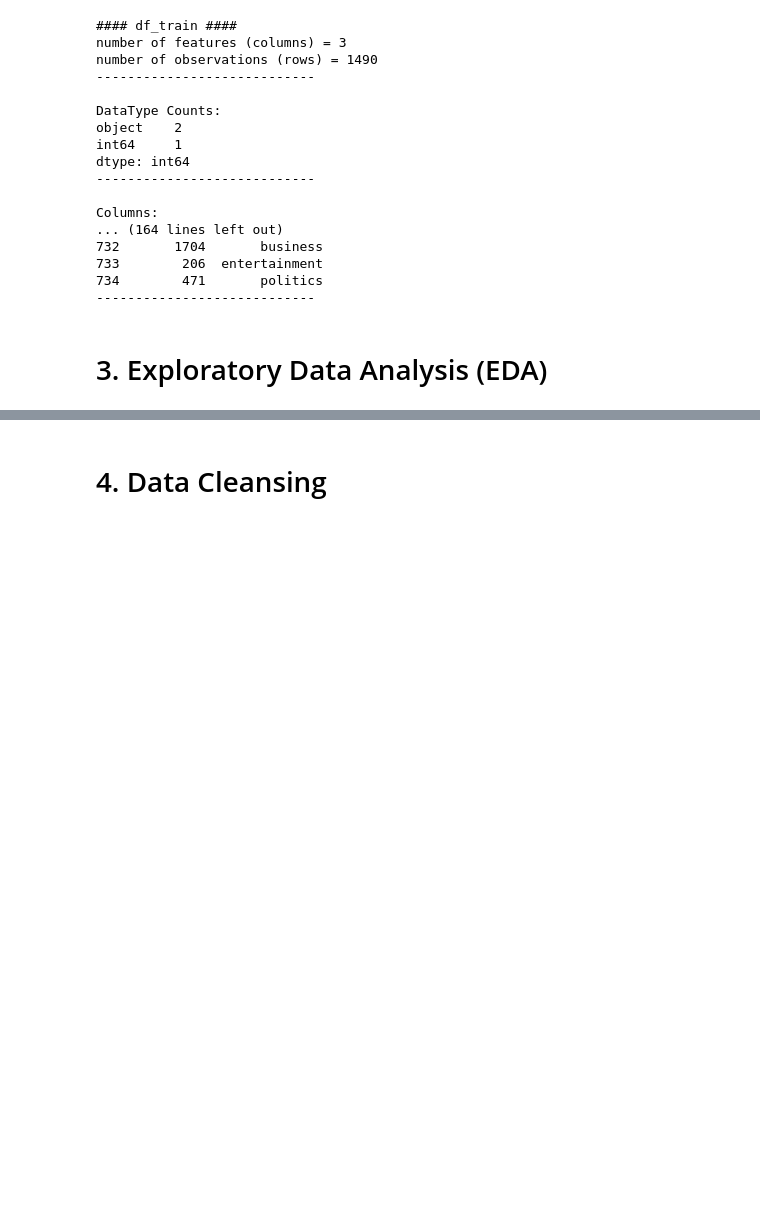
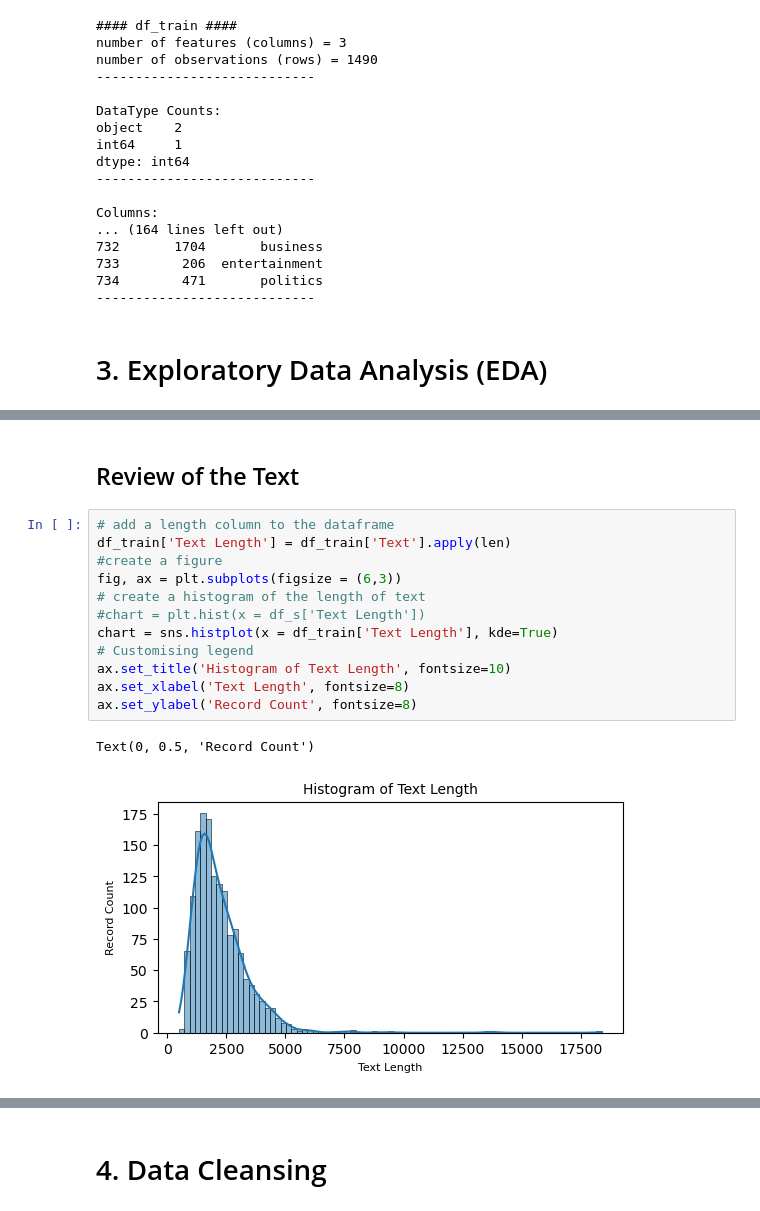
Before and after one commit to TOM-BOHN/MsDS-news-articles-categorization, a Jupyter notebook: news-articles-categorization.ipynb, the cells around one changed output, grey strips where cells are left out. Saved outputs shown, nothing was run; the diff lists cells and outputs as text; blank space fills up the shorter version.

```diff
--- a/news-articles-categorization.ipynb
+++ b/news-articles-categorization.ipynb
@@ -162,0 +281,17 @@ Columns:
+# %% [markdown]
+## Review of the Text
+# %%
+# add a length column to the dataframe
+df_train['Text Length'] = df_train['Text'].apply(len)
+#create a figure
+fig, ax = plt.subplots(figsize = (6,3))
+# create a histogram of the length of text
+#chart = plt.hist(x = df_s['Text Length'])
+chart = sns.histplot(x = df_train['Text Length'], kde=True)
+# Customising legend
+ax.set_title('Histogram of Text Length', fontsize=10)
+ax.set_xlabel('Text Length', fontsize=8)
+ax.set_ylabel('Record Count', fontsize=8)
+# %% [output]
+Text(0, 0.5, 'Record Count')
+[figure, added]
```
Also changed, not shown: parts of 47 cells of this notebook.
